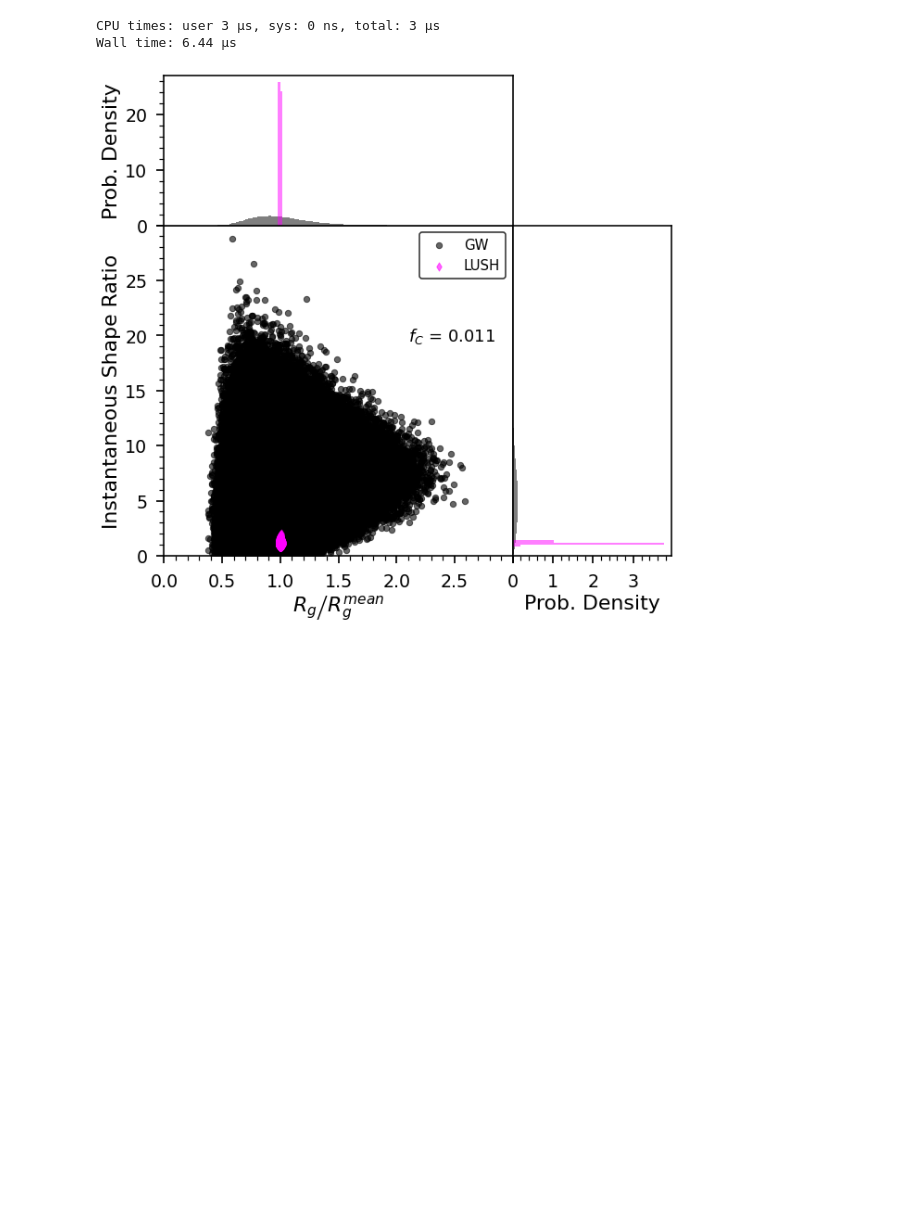
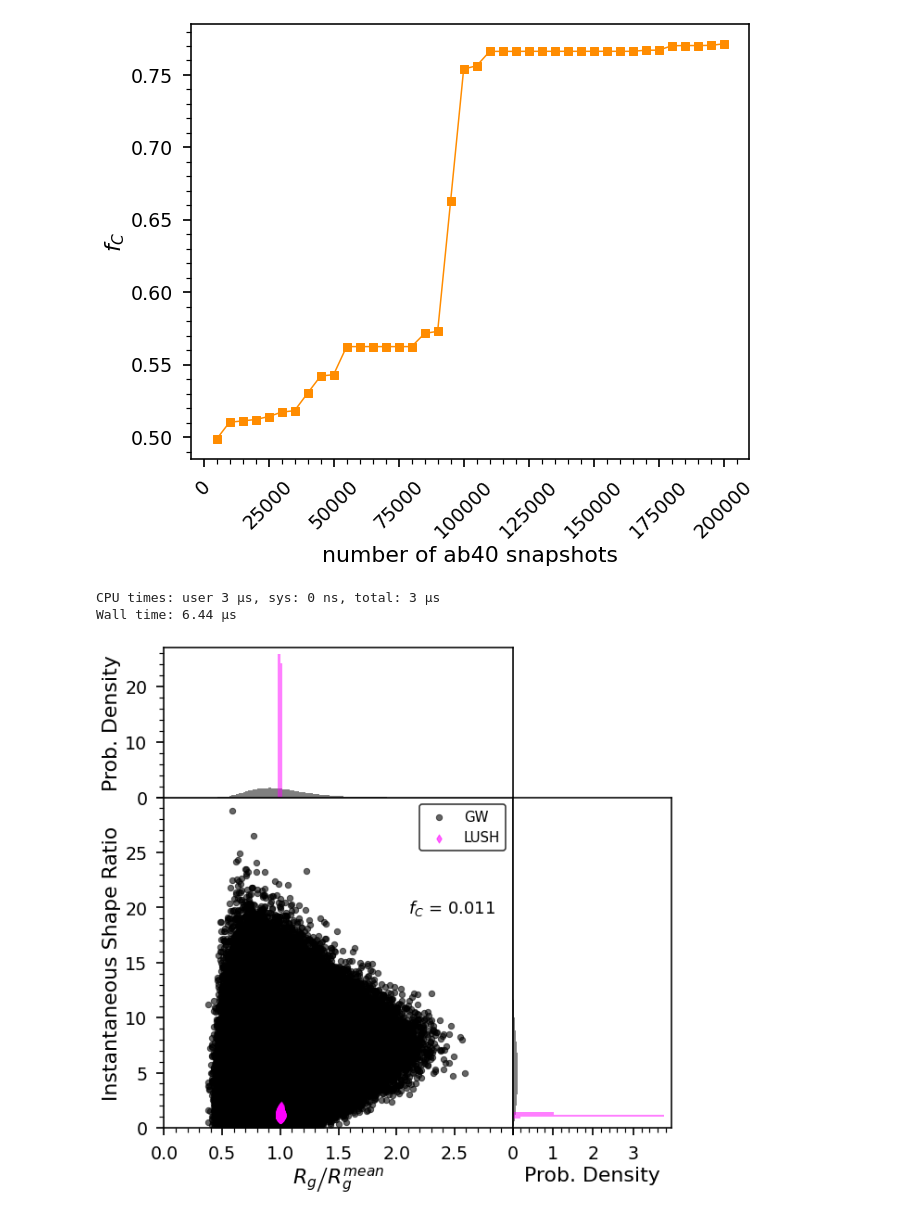
Before and after one commit to hshadman/2d_conformational_landscape_map, a Jupyter notebook: 2d_conformation_map.ipynb, the cells around one changed output. Drawn from its saved outputs; the diff is of its cells as text; code cells hidden in the pictures; blank space fills up the shorter version.

```diff
--- a/2d_conformation_map.ipynb
+++ b/2d_conformation_map.ipynb
@@ -457,0 +474,4 @@ map_2d = display_2d_map('example_protein.csv')
+# %%
+%%time
+map_2d.vary_protein('ab40',no_dots = 40)
+# %% [output]
@@ -458,3 +482,4 @@ map_2d = display_2d_map('example_protein.csv')
+[figure, added]
 # %%
 
 
```
Also changed, not shown: parts of 3 cells of this notebook.
